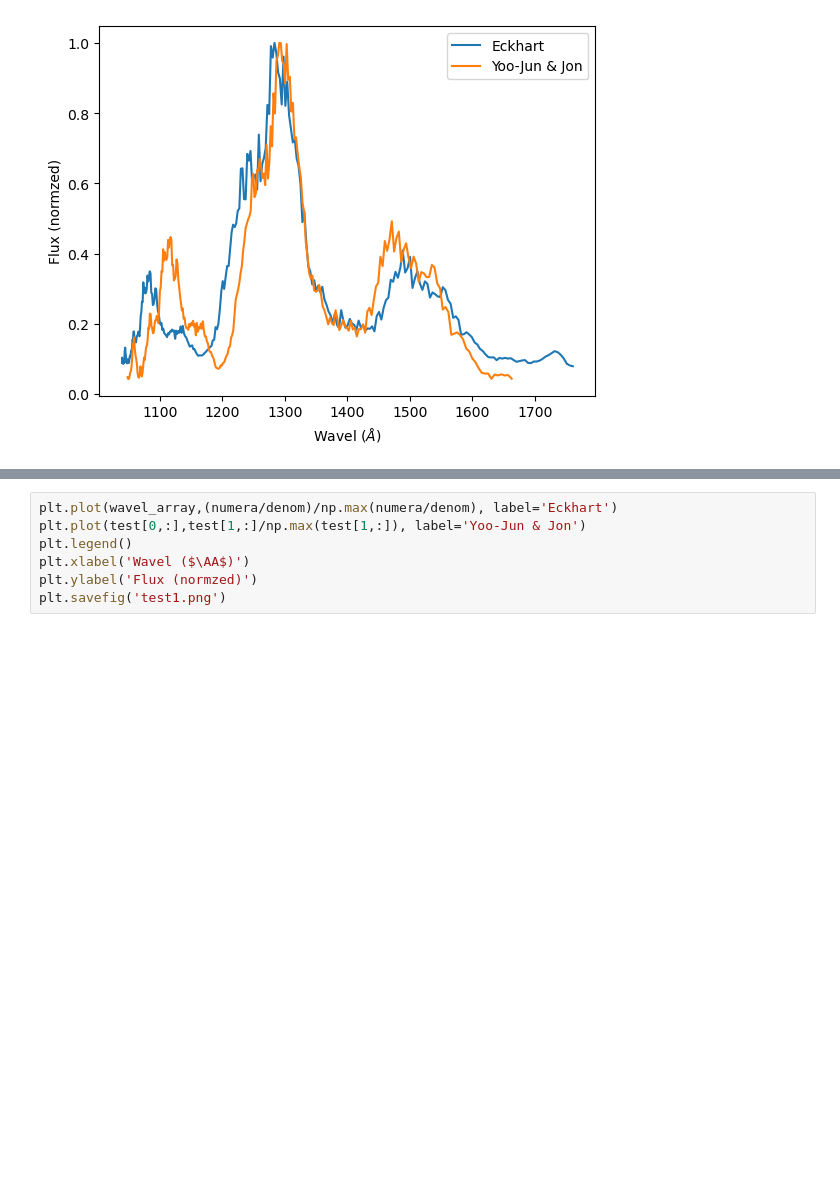
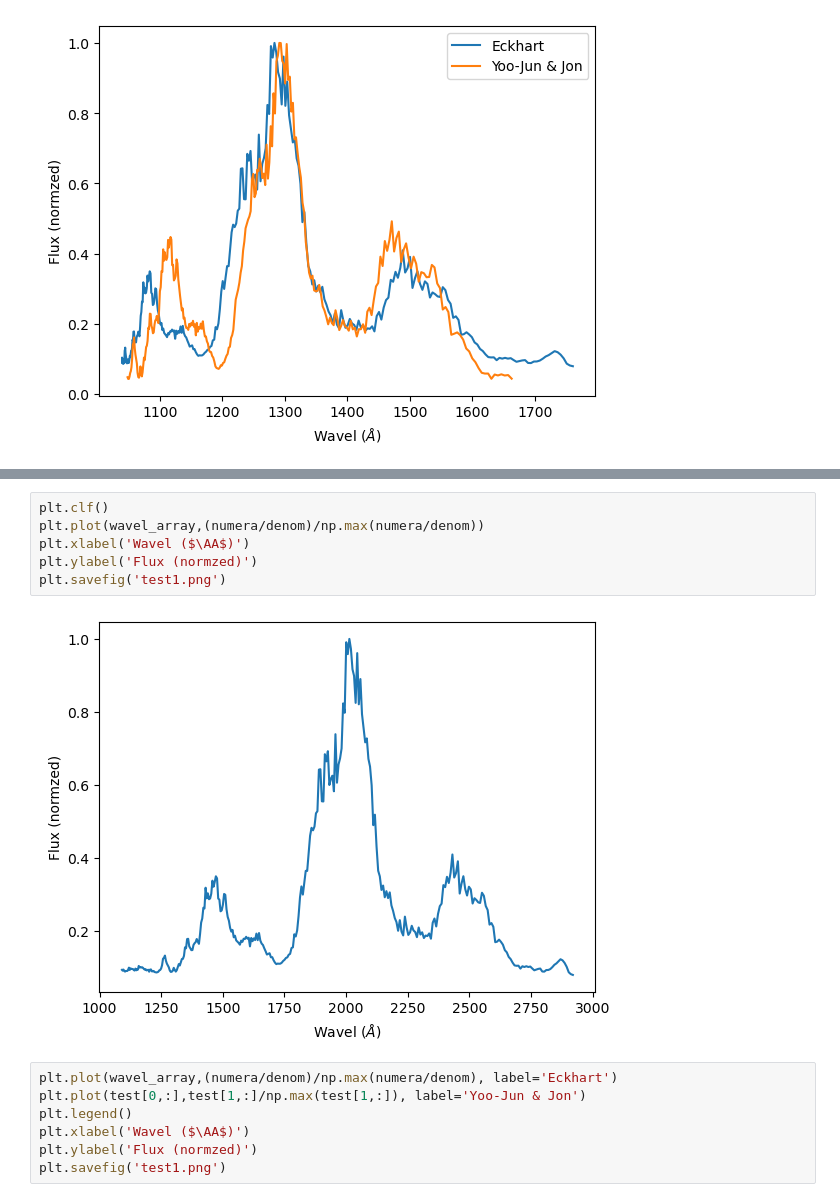
Before and after one commit to mwanakijiji/photonics_spectroscopy, a Jupyter notebook: notebooks_for_development/simple_classical_extraction_w_wavel.ipynb, the cells around one changed output, grey strips where cells are left out. Drawn from its saved outputs; the diff is of its cells as text; blank space fills up the shorter version.

```diff
--- a/notebooks_for_development/simple_classical_extraction_w_wavel.ipynb
+++ b/notebooks_for_development/simple_classical_extraction_w_wavel.ipynb
@@ -163,3 +177,11 @@ plt.savefig('test1.png')
+# %%
+plt.clf()
+plt.plot(wavel_array,(numera/denom)/np.max(numera/denom))
+plt.xlabel('Wavel ($\AA$)')
+plt.ylabel('Flux (normzed)')
+plt.savefig('test1.png')
+# %% [output]
+[figure, added]
 # %%
 plt.plot(wavel_array,(numera/denom)/np.max(numera/denom), label='Eckhart')
 plt.plot(test[0,:],test[1,:]/np.max(test[1,:]), label='Yoo-Jun & Jon')
```
Also changed, not shown: parts of 6 cells of this notebook, 1 other file.
